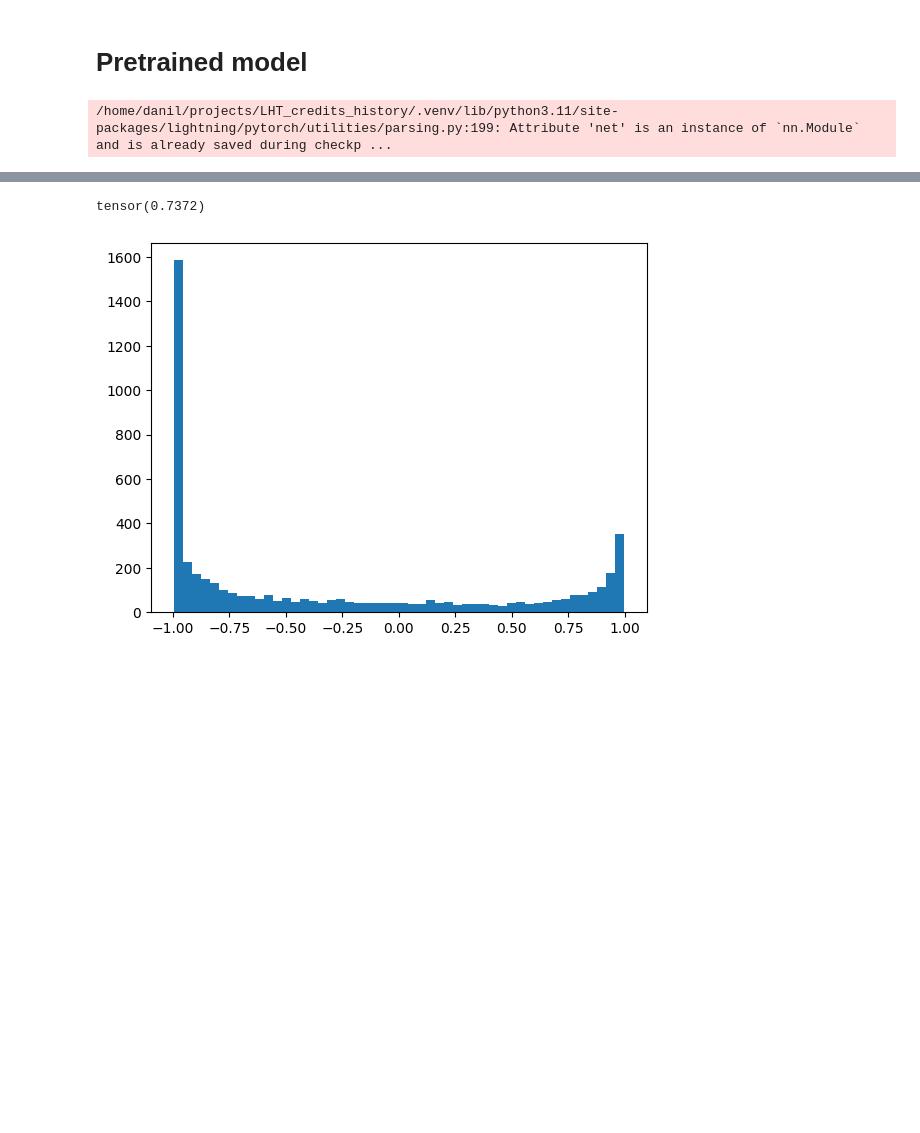
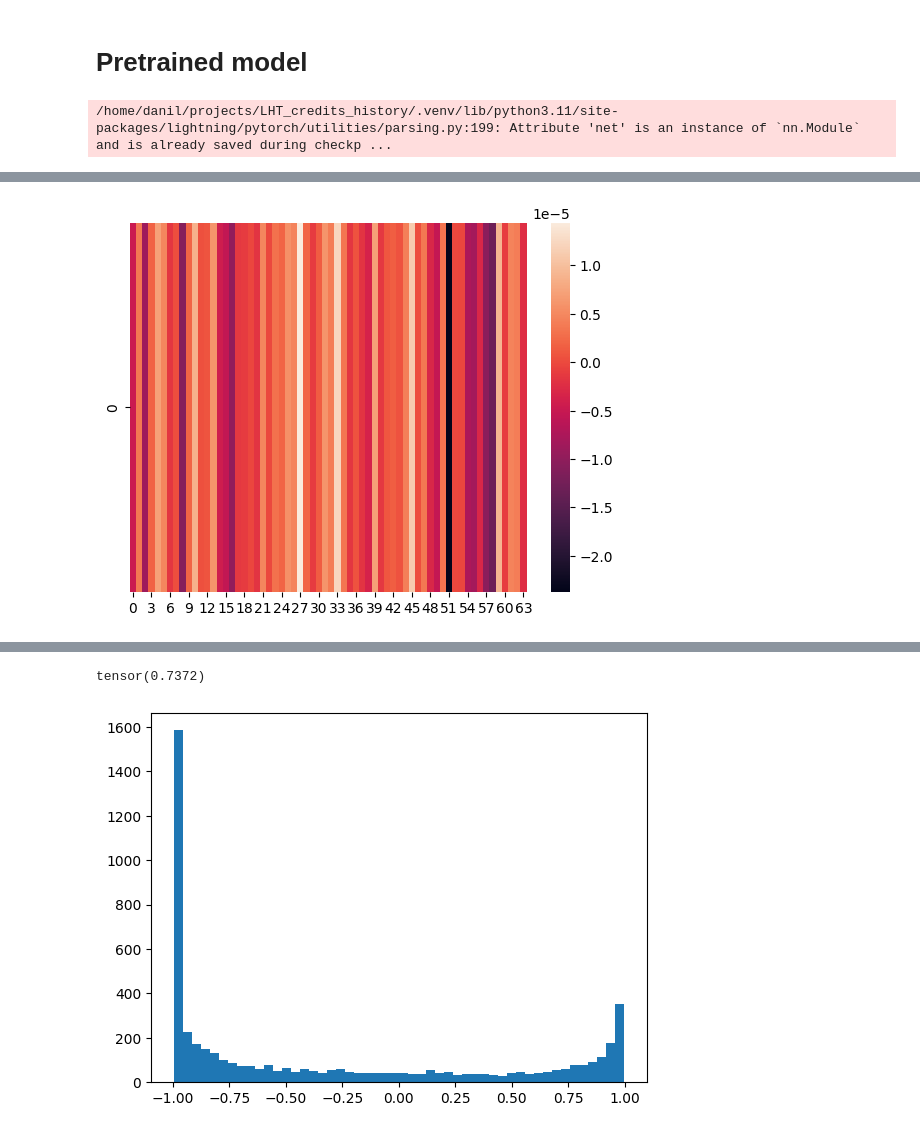
Before and after one commit to Monfin/LHT_credits-history, a Jupyter notebook: LHT_sequences.ipynb, the cells around one changed output, grey strips where cells are left out. Cells and saved outputs as stored; diff of their text form; code cells hidden in the pictures; blank space fills up the shorter version.

```diff
--- a/LHT_sequences.ipynb
+++ b/LHT_sequences.ipynb
@@ -1225,8 +1169,8 @@ class PretrainedModel(nn.Module):
     def forward(self, inputs):
         return self.net(inputs)
 # %%
-trained_model = PretrainedModel("logs/train/runs/2024-05-31_22-09-09/checkpoints/epoch_004.ckpt")
+trained_model = PretrainedModel("logs/train/runs/2024-09-08_13-49-29/checkpoints/epoch_015.ckpt")
 # %% [output]
 /home/danil/projects/LHT_credits_history/.venv/lib/python3.11/site-packages/lightning/pytorch/utilities/parsing.py:199: Attribute 'net' is an instance of `nn.Module` and is already saved during checkp ...
 # %%
-d(dict(trained_model.net.named_parameters()))
+params = dict(trained_model.net.named_parameters())
@@ -1250,0 +1177,2 @@ d(dict(trained_model.net.named_parameters()))
+# %%
+transformer_params = {key: param for key, param in params.items() if key.startswith("net.layers.1")}
@@ -1250,0 +1201,11 @@ d(dict(trained_model.net.named_parameters()))
+# %%
+# projection to query
+sns.heatmap(
+    torch.ones((1, 16)) @ transformer_params[
+        "net.layers.1.encoder.layers.0.attn_layer.linears.0.weight"
+    ].T + transformer_params[
+        "net.layers.1.encoder.layers.0.attn_layer.linears.0.bias"
+    ]
+);
+# %% [output]
+[figure, added]
```
Also changed, not shown: parts of 20 cells of this notebook, 13 other files.
